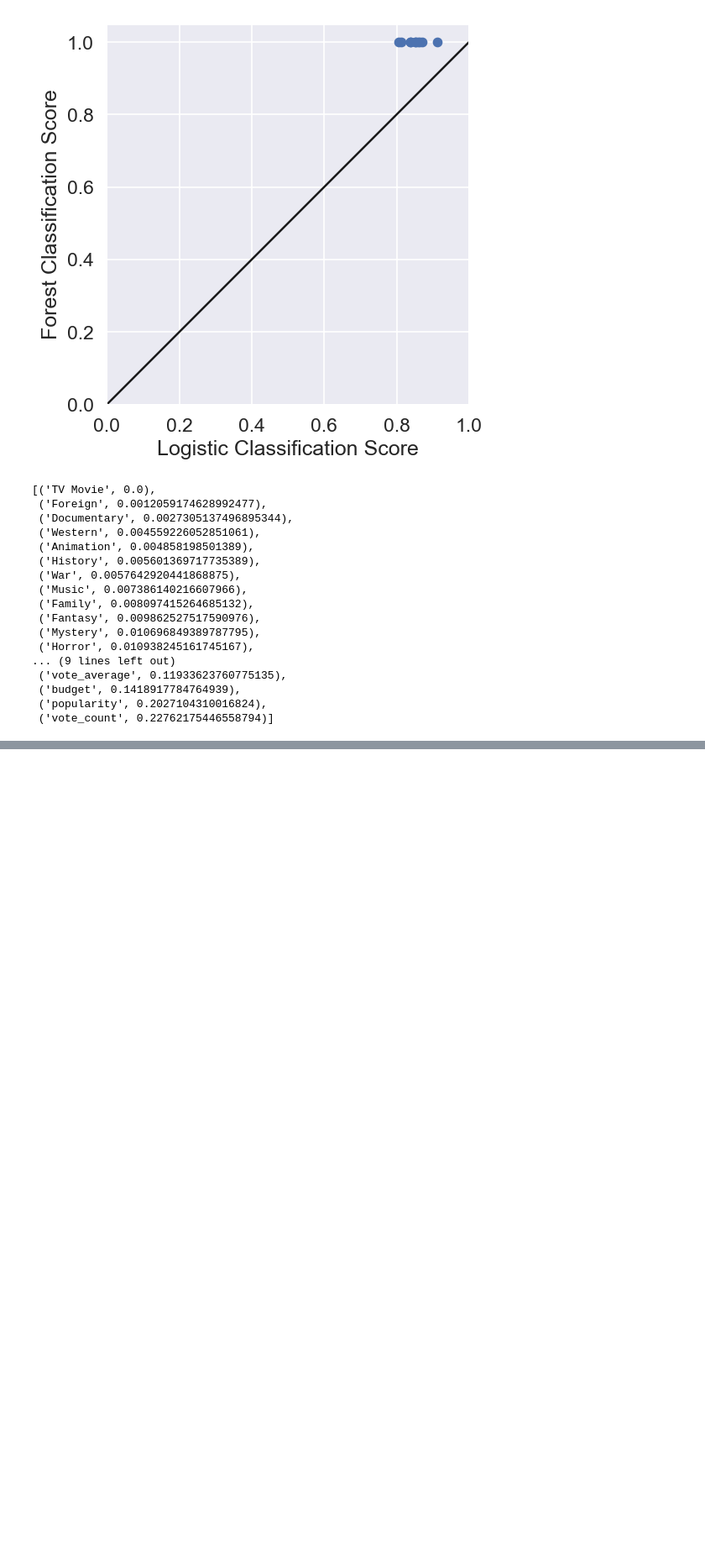
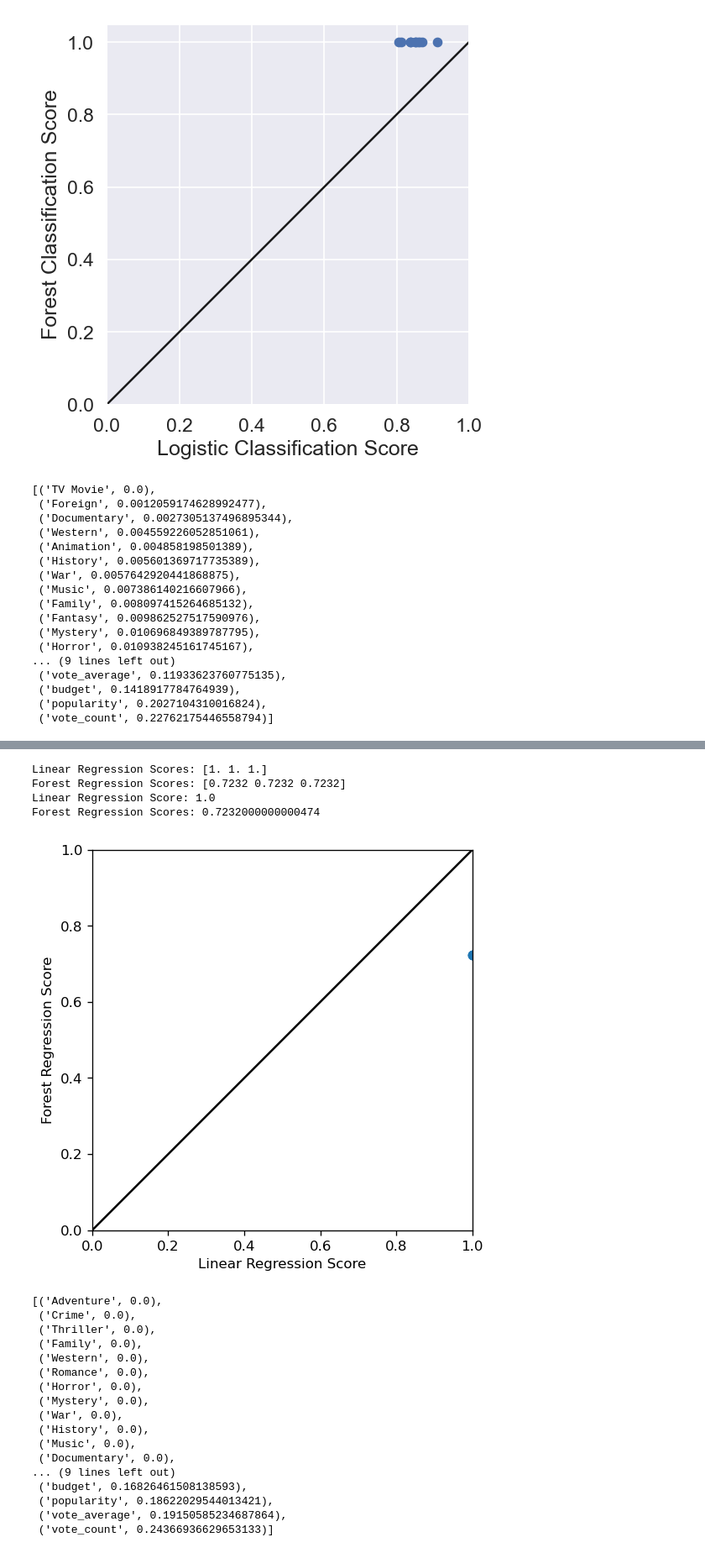
Before and after one commit to coxjack/Final-Project_Movie-Database, a Jupyter notebook: Analysis of Movie Revenue -- The Movie Database-final.ipynb, the cells around one changed output, grey strips where cells are left out. Shown at 84% size. Saved outputs shown, nothing was run; the diff lists cells and outputs as text; code cells hidden in the pictures; blank space fills up the shorter version.

Commit message:
website code and final test added

```diff
--- a/Analysis of Movie Revenue -- The Movie Database-final.ipynb
+++ b/Analysis of Movie Revenue -- The Movie Database-final.ipynb
@@ -1144,0 +1162,4 @@ Forest Classification Scores: 1.0
+# %%
+# Eliminating skewness for each Variable
+for variable in ['budget', 'popularity', 'runtime', 'vote_count', 'revenue']:
+    df_test[variable] = df_test[variable].apply(lambda x: np.log10(1+x))
@@ -1144,0 +1174,66 @@ Forest Classification Scores: 1.0
+# %%
+# Define all variables and outcomes from `df`.
+all_variables_test = ['budget', 'popularity', 'runtime', 'vote_count', 'vote_average', 'Action', 'Adventure', 'Fantasy',
+                  'Science Fiction', 'Crime', 'Drama', 'Thriller', 'Animation', 'Family', 'Western', 'Comedy', 'Romance',
+                  'Horror', 'Mystery', 'War', 'History', 'Music', 'Documentary', 'TV Movie', 'Foreign']
+
+regression_outcome_test = df_test[regression_target_test]
+classification_outcome = df_test[classification_target_test]
+variables_test = df_test[all_variables_test]
+
+# Instantiate all regression models and classifiers.
+linear_regression_test = LinearRegression(fit_intercept=True, normalize=True)
+logistic_regression_test = LogisticRegression(max_iter=1000)
+forest_regression_test = RandomForestRegressor(max_depth=4, random_state=0)
+forest_classifier_test = RandomForestClassifier(max_depth=4, random_state=0)
+# %%
+# Determine the cross-validated correlation for linear and random forest models.
+linear_regression_scores_test = cross_val_score(linear_regression_test, variables_test, regression_outcome_test, cv=3, scoring=correlation)
+forest_regression_scores_test = cross_val_score(forest_regression_test, variables_test, regression_outcome_test, cv=3, scoring=correlation)
+
+# Plot Results
+plt.figure(figsize=(5,5), facecolor='w', dpi=120)
+plt.axes().set_aspect('equal', 'box')
+plt.scatter(linear_regression_scores_test, forest_regression_scores_test)
+plt.plot((0, 1), (0, 1), 'k-')
+
+plt.xlim(0, 1)
+plt.ylim(0, 1)
+plt.xlabel("Linear Regression Score")
+plt.ylabel("Forest Regression Score")
+
+# print the scores
+print("Linear Regression Scores:", linear_regression_scores_test, "\nForest Regression Scores:", forest_regression_scores_test)
+
+# Print the mean scores
+print("Linear Regression Score:", np.mean(linear_regression_scores_test), "\nForest Regression Scores:", np.mean(forest_regression_scores_test))
+
+# Show the plot.
+plt.show()
+
+# Print the importance of each variable in the random forest regression.
+forest_regression_test.fit(variables_test, regression_outcome_test)
+sorted(list(zip(all_variables_test, forest_regression_test.feature_importances_)), key=lambda tup: tup[1])
+# %% [output]
+Linear Regression Scores: [1. 1. 1.]
+Forest Regression Scores: [0.7232 0.7232 0.7232]
+Linear Regression Score: 1.0
+Forest Regression Scores: 0.7232000000000474
+[figure, added]
+[('Adventure', 0.0),
+ ('Crime', 0.0),
+ ('Thriller', 0.0),
+ ('Family', 0.0),
+ ('Western', 0.0),
+ ('Romance', 0.0),
+ ('Horror', 0.0),
+ ('Mystery', 0.0),
+ ('War', 0.0),
+ ('History', 0.0),
+ ('Music', 0.0),
+ ('Documentary', 0.0),
+... (9 lines left out)
+ ('budget', 0.16826461508138593),
+ ('popularity', 0.18622029544013421),
+ ('vote_average', 0.19150585234687864),
+ ('vote_count', 0.24366936629653133)]
```
Also changed, not shown: parts of 6 cells of this notebook, 3 other files.
